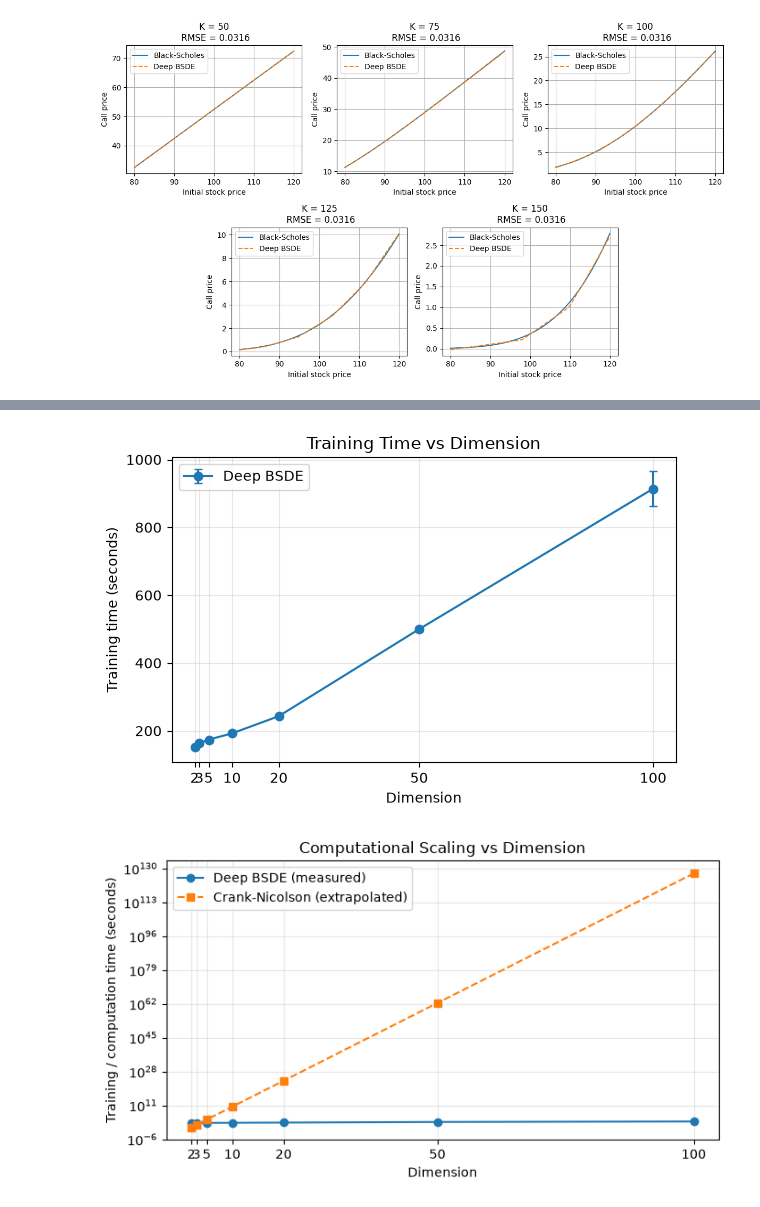
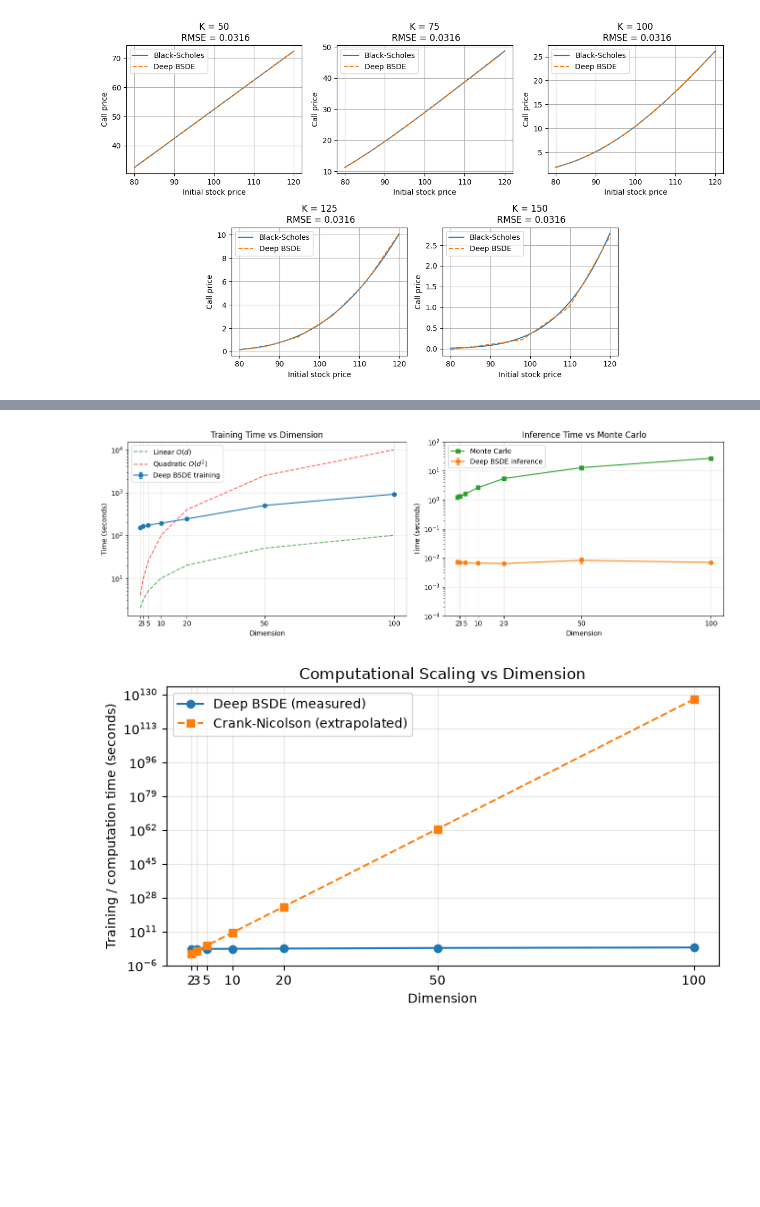
Before and after one commit to Juba-Amr/bsde_pricer, a Jupyter notebook: bsde_bs_closed_form.ipynb, the cells around one changed output, grey strips where cells are left out. Cells and saved outputs as stored; diff of their text form; code cells hidden in the pictures; blank space fills up the shorter version.

Commit message:
new experiments on runtime of training and inference

```diff
--- a/bsde_bs_closed_form.ipynb
+++ b/bsde_bs_closed_form.ipynb
@@ -86,7 +86,12 @@ maes, rmses = [], []
 mae_stds, rmse_stds = [], []
 mc_maes, mc_rmses = [], []
 
+all_times = []
+inference_times = []
+
 for d in dims:
+    times = []
+    inferences = []
     print(f"Evaluating d={d}")
 
     rng = np.random.default_rng(d)
@@ -95,6 +100,8 @@ for d in dims:
     corr = np.full((d, d), CONFIG["rho"], dtype=np.float32)
     np.fill_diagonal(corr, 1.0)
 
+
+    mc_t0 = time.time()
     mc_results = np.array([
         [float(v) for v in y0_init(
             x, K, T, r=r, sigma=CONFIG["sigma"],
@@ -103,7 +110,7 @@ for d in dims:
         )]
         for x in X_test
     ])
-
+    mc_time = time.time() - mc_t0
     mc_prices, mc_errors = mc_results.T
 
     mc_maes.append(np.sqrt(2 / np.pi) * np.mean(mc_errors))
@@ -115,12 +122,18 @@ for d in dims:
         print(f'seed: {seed}')
         model, runtime = load_one(seed=seed, d=d)
 
+        inf_t0 = time.perf_counter()
         predictions = model.predict_price(X_test).numpy()
+        inference = time.perf_counter() - inf_t0
         errors = predictions - mc_prices
 
+        times.append(runtime)
         seed_maes.append(np.mean(np.abs(errors)))
         seed_rmses.append(np.sqrt(np.mean(errors**2)))
+        inferences.append(inference)
 
+    inference_times.append(inferences)
+    all_times.append((times, mc_time))
     maes.append(np.mean(seed_maes))
     rmses.append(np.mean(seed_rmses))
 
@@ -150,32 +195,53 @@ plt.show()
 # %%
-train_times = []
+inference_times =np.array(inference_times)
+train_times = np.array([t[0] for t in all_times])
+mc_times = np.array([t[1] for t in all_times])
+inference_times = np.array(inference_times)
 
-for d in dims:
-    times = [
-        load_one(seed=seed, d=d)[1]
-        for seed in seeds
-    ]
-    train_times.append(times)
+mean_times, std_times = train_times.mean(axis=1), train_times.std(axis=1)
 
-train_times = np.array(train_times)
+mean_inf, std_inf = inference_times.mean(axis=1), inference_times.std(axis=1)
 
-mean_times = train_times.mean(axis=1)
-std_times = train_times.std(axis=1)
+fig, axes = plt.subplots(1, 2, figsize=(13, 4.5))
 
-plt.figure(figsize=(6, 4))
-plt.errorbar(dims, mean_times, yerr=std_times,
-             fmt="o-", capsize=3, label="Deep BSDE")
+axes[0].errorbar(dims, mean_times, yerr=std_times, fmt="o-", capsize=3,
+    color="tab:blue", label="Deep BSDE training")
 
-plt.xlabel("Dimension")
-plt.ylabel("Training time (seconds)")
-plt.title("Training Time vs Dimension")
-plt.xticks(dims)
-plt.grid(True, alpha=0.3)
-plt.legend()
+axes[0].plot(dims, dims, "--",
+    color="green", alpha=0.6, label=r"Linear $O(d)$")
+
+axes[0].plot(dims, np.asarray(dims)**2, "--",
+    color="red", alpha=0.6, label=r"Quadratic $O(d^2)$")
+
+axes[0].set(xlabel="Dimension", ylabel="Time (seconds)", title="Training Time vs Dimension")
+axes[0].set_yscale("log")
+axes[0].set_xticks(dims)
+axes[0].grid(True, alpha=0.3)
+axes[0].legend()
+
+
+axes[1].errorbar(dims, mean_inf, yerr=std_inf, fmt="o-", capsize=3,
+    color="tab:orange", label="Deep BSDE inference")
+
+axes[1].plot(dims, mc_times, "s-", color="tab:green",
+    label="Monte Carlo")
+axes[1].set_yscale("log")
+axes[1].set_ylim(1e-4, 1e2)
+axes[1].set(xlabel="Dimension", ylabel="Time (seconds)", title="Inference Time vs Monte Carlo")
+axes[1].set_xticks(dims)
+axes[1].grid(True, alpha=0.3)
+axes[1].legend()
+
 plt.tight_layout()
+
+fig.savefig(
+    "images/deep_bsde_time_vs_dim.pdf",
+    bbox_inches="tight"
+)
+
 plt.show()
 # %% [output]
-[figure, old version]
+[figure, new version]
 # %%
 M = 20
 T_cn_2 = 1.0  # Replace with measured CN runtime at d=2
```
Also changed, not shown: parts of 3 cells of this notebook, 5 other files.
